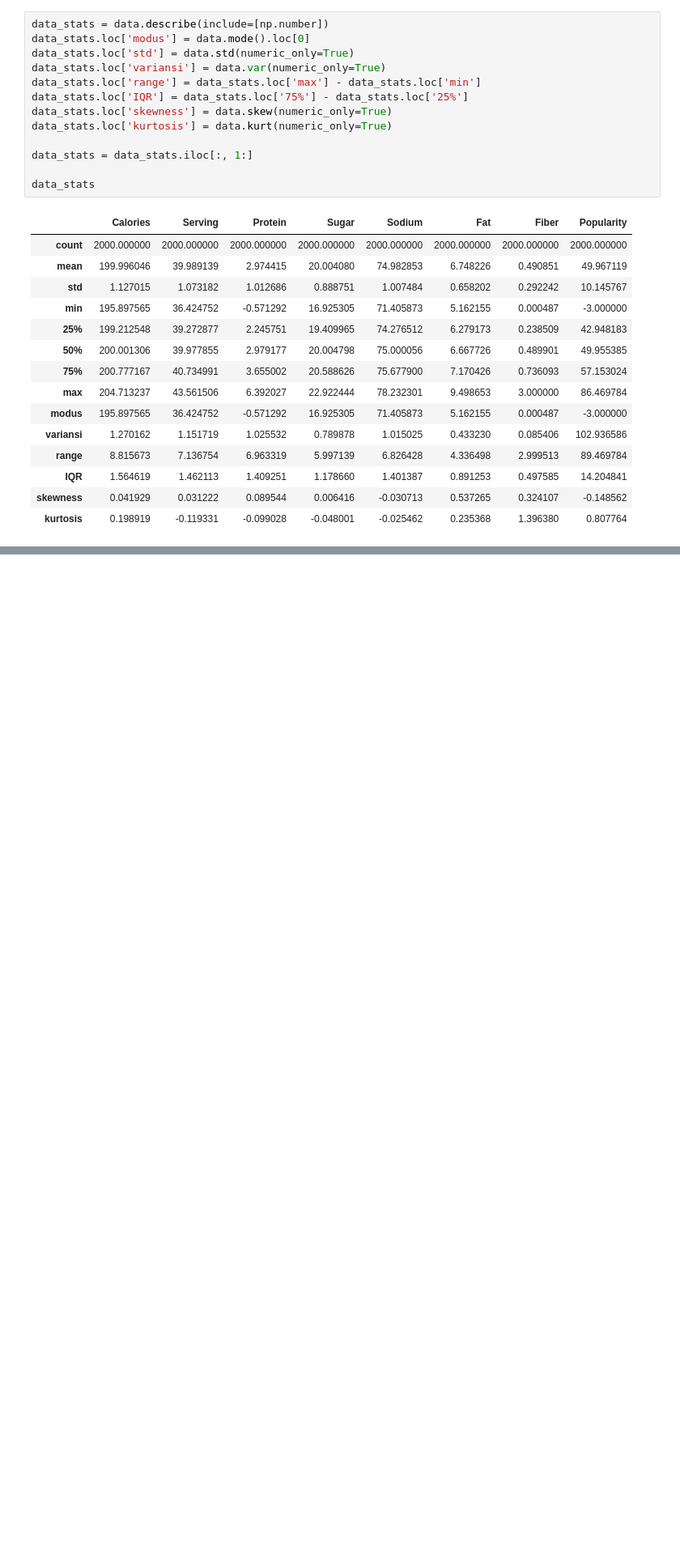
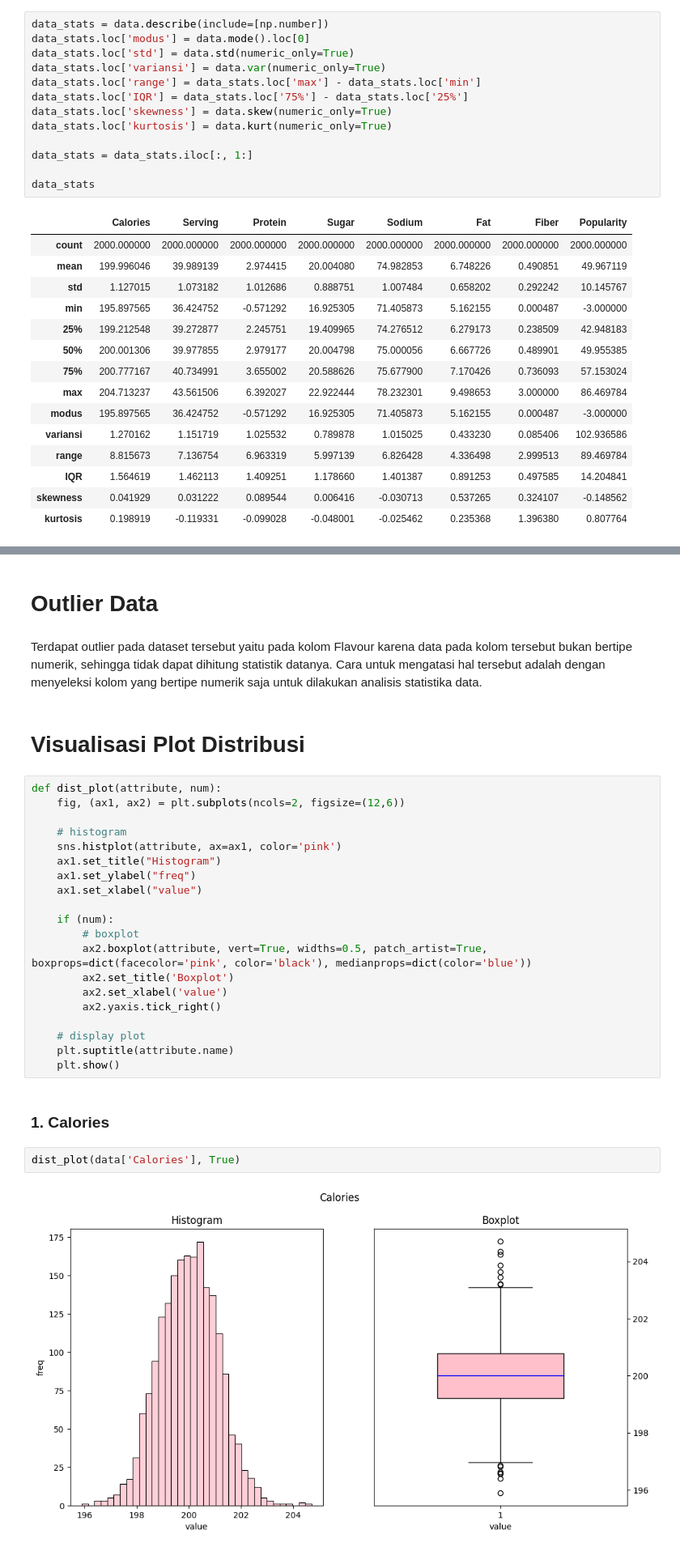
Before and after one commit to wigaandini/K1-IF2220-13522053-13522063, a Jupyter notebook: K1-IF2220-13522053-13522063.ipynb, the cells around one changed output, grey strips where cells are left out. Shown at 81% size. Saved outputs shown, nothing was run; the diff lists cells and outputs as text; blank space fills up the shorter version.

```diff
--- a/K1-IF2220-13522053-13522063.ipynb
+++ b/K1-IF2220-13522053-13522063.ipynb
@@ -141,0 +146,32 @@ data_stats
+# %% [markdown]
+# Outlier Data
+# %% [markdown]
+Terdapat outlier pada dataset tersebut yaitu pada kolom Flavour karena data pada kolom tersebut bukan bertipe numerik, sehingga tidak dapat dihitung statistik datanya. Cara untuk mengatasi hal tersebut adalah dengan menyeleksi kolom yang bertipe numerik saja untuk dilakukan analisis statistika data.
+# %% [markdown]
+# Visualisasi Plot Distribusi
+# %%
+def dist_plot(attribute, num):
+    fig, (ax1, ax2) = plt.subplots(ncols=2, figsize=(12,6))
+
+    # histogram
+    sns.histplot(attribute, ax=ax1, color='pink')
+    ax1.set_title("Histogram")
+    ax1.set_ylabel("freq")
+    ax1.set_xlabel("value")
+
+    if (num):
+        # boxplot
+        ax2.boxplot(attribute, vert=True, widths=0.5, patch_artist=True, boxprops=dict(facecolor='pink', color='black'), medianprops=dict(color='blue'))
+        ax2.set_title('Boxplot')
+        ax2.set_xlabel('value')
+        ax2.yaxis.tick_right()
+
+    # display plot
+    plt.suptitle(attribute.name)
+    plt.show()
+# %% [markdown]
+### 1. Calories
+# %%
+dist_plot(data['Calories'], True)
+# %% [output]
+[figure, added]
```
Also changed, not shown: parts of 38 cells of this notebook.
